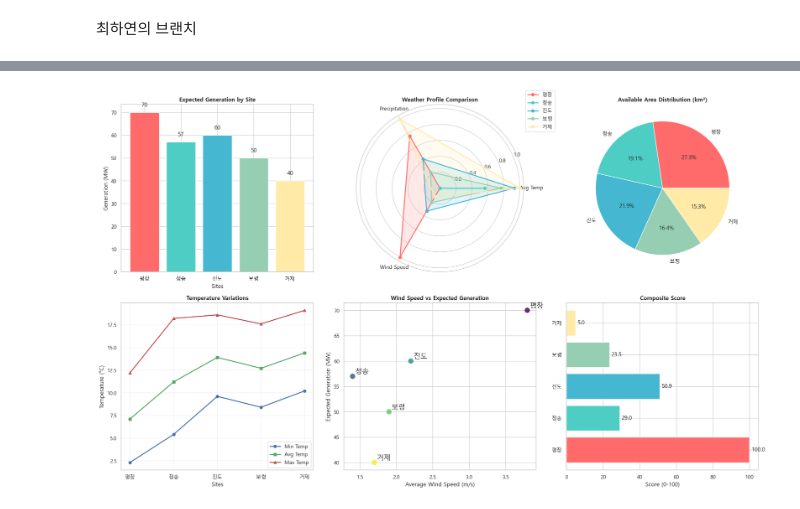
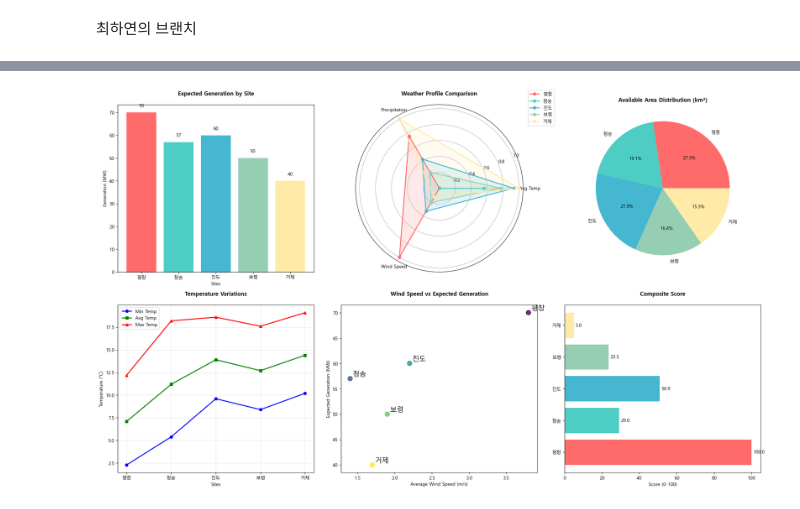
Before and after one commit to Q5dis/Smart-Wind-Atlas, a Jupyter notebook: graph.ipynb, the cells around one changed output, grey strips where cells are left out. Drawn from its saved outputs; the diff is of its cells as text; code cells hidden in the pictures.

```diff
--- a/graph.ipynb
+++ b/graph.ipynb
@@ -899,43 +388,18 @@ create_3d_scatter(new_sites)
 # %%
 
-# H. 대시보드형 복합 차트
+# 복합 차트(신규 추천 단지 분석)
 
 def create_dashboard(new_df):
     fig, axes = plt.subplots(2, 3, figsize=(20, 12))
 
-    numeric_cols = [
-        "expected_generation",
-        "available_area",
-        "avg_temp",
-        "max_temp",
-        "min_temp",
-        "avg_wind_speed",
-        "precipitation"
-    ]
-
-    # 숫자형 전처리
-    for col in numeric_cols:
-        if col in new_df.columns:
-            new_df[col] = (
-                new_df[col].astype(str)
-                .str.replace(",", "", regex=False)
-                .str.replace("㎡", "", regex=False)
-                .str.replace("MW", "", regex=False)
-                .str.replace("m/s", "", regex=False)
-                .str.replace("℃", "", regex=False)
-                .str.replace("m", "", regex=False)
-                .str.strip()
-            )
-            new_df[col] = pd.to_numeric(new_df[col], errors="coerce")
-
     # 기본 색상
     base_colors = ['#FF6B6B', '#4ECDC4', '#45B7D1', '#96CEB4', '#FFEAA7']
 
-    ### 1. 예상발전량 바 차트
+    # 1. 예상발전량 바 차트
     ax1 = axes[0, 0]
     bars = ax1.bar(range(len(new_df)), new_df['expected_generation'].fillna(0),
                     color=[base_colors[i % len(base_colors)] for i in range(len(new_df))])
-    ax1.set_title('Expected Generation by Site', weight='bold')
+    ax1.set_title('Expected Generation by Site', weight='bold', pad=20)
     ax1.set_xlabel('Sites')
     ax1.set_ylabel('Generation (MW)')
     ax1.set_xticks(range(len(new_df)))
@@ -944,7 +408,7 @@ def create_dashboard(new_df):
         height = bar.get_height()
         ax1.text(bar.get_x() + bar.get_width()/2., height + 2, f'{height:.0f}', ha='center', va='bottom')
 
-    # 2. 기상조건 레이더 차트 (모든 사이트)
+    # 2. 기상조건 레이더 차트 (모든 장소 한번에 비교)
     ax2 = axes[0, 1]
     ax2.remove()
     ax2 = fig.add_subplot(2, 3, 2, projection='polar')
@@ -972,12 +436,12 @@ def create_dashboard(new_df):
 
     ax2.set_xticks(angles[:-1])
     ax2.set_xticklabels(weather_labels)
-    ax2.set_title('Weather Profile Comparison', weight='bold')
+    ax2.set_title('Weather Profile Comparison', weight='bold', pad=20)
     ax2.legend(loc='upper right', bbox_to_anchor=(1.2, 1.1))
 
-    ### 3. 부지조건 파이 차트
+    # 3. 부지조건 파이 차트
     ax3 = axes[0, 2]
-    sizes = (new_df['available_area'] / 1_000_000)
+    sizes = (new_df['available_area'] / 1000000)
     mask = sizes > 0
     if mask.sum() > 0:
         sizes_nonzero = sizes[mask]
@@ -993,13 +457,13 @@ def create_dashboard(new_df):
         ax3.text(0.5, 0.5, 'No Data', ha='center', va='center', fontsize=14)
     ax3.set_title('Available Area Distribution (km²)', weight='bold')
 
-    ### 4. 기온 변화 선 그래프
+    # 4. 기온 변화 선 그래프
     ax4 = axes[1, 0]
     x_pos = range(len(new_df))
     ax4.plot(x_pos, new_df['min_temp'].fillna(0), 'b-o', label='Min Temp', linewidth=2)
     ax4.plot(x_pos, new_df['avg_temp'].fillna(0), 'g-s', label='Avg Temp', linewidth=2)
     ax4.plot(x_pos, new_df['max_temp'].fillna(0), 'r-^', label='Max Temp', linewidth=2)
-    ax4.set_title('Temperature Variations', weight='bold')
+    ax4.set_title('Temperature Variations', weight='bold', pad=20)
     ax4.set_xlabel('Sites')
     ax4.set_ylabel('Temperature (°C)')
     ax4.set_xticks(x_pos)
@@ -1007,11 +471,11 @@ def create_dashboard(new_df):
     ax4.legend()
     ax4.grid(True, alpha=0.3)
 
-    ### 5. 풍속-발전량 산점도
+    # 5. 풍속-발전량 산점도
     ax5 = axes[1, 1]
     scatter = ax5.scatter(new_df['avg_wind_speed'].fillna(0), new_df['expected_generation'].fillna(0),
                             s=100, c=range(len(new_df)), cmap='viridis', alpha=0.8)
-    ax5.set_title('Wind Speed vs Expected Generation', weight='bold')
+    ax5.set_title('Wind Speed vs Expected Generation', weight='bold', pad=20)
     ax5.set_xlabel('Average Wind Speed (m/s)')
     ax5.set_ylabel('Expected Generation (MW)')
     for i, site in enumerate(new_df['site_name']):
@@ -1019,33 +483,33 @@ def create_dashboard(new_df):
                             new_df['expected_generation'].fillna(0).iloc[i]),
                             xytext=(5, 5), textcoords='offset points', fontsize=15)
 
-    ### 6. 종합점수 바 차트
+    # 6. 종합점수 바 차트
     ax6 = axes[1, 2]
     area_km2 = (new_df['available_area'] / 1_000_000).fillna(0)
     weights = [0.4, 0.4, 0.2]
     scores = []
 
     for i in range(len(new_df)):
         gen_norm = (new_df['expected_generation'].iloc[i] - new_df['expected_generation'].min()) / \
                     (new_df['expected_generation'].max() - new_df['expected_generation'].min() or 1)
         wind_norm = (new_df['avg_wind_speed'].iloc[i] - new_df['avg_wind_speed'].min()) / \
                     (new_df['avg_wind_speed'].max() - new_df['avg_wind_speed'].min() or 1)
         area_norm = (area_km2.iloc[i] - area_km2.min()) / (area_km2.max() - area_km2.min() or 1)
         score = gen_norm * weights[0] + wind_norm * weights[1] + area_norm * weights[2]
         scores.append(score * 100)
 
     bars = ax6.barh(range(len(new_df)), scores, color=[base_colors[i % len(base_colors)] for i in range(len(new_df))])
-    ax6.set_title('Composite Score', weight='bold')
+    ax6.set_title('Composite Score', weight='bold', pad=20)
     ax6.set_xlabel('Score (0-100)')
     ax6.set_yticks(range(len(new_df)))
     ax6.set_yticklabels(new_df['site_name'])
     for i, bar in enumerate(bars):
         width = bar.get_width()
         ax6.text(width + 1, bar.get_y() + bar.get_height()/2., f'{width:.1f}', ha='left', va='center')
 
     plt.tight_layout()
     plt.show()
 
 create_dashboard(new_sites)
 # %% [output]
-[figure, old version]
+[figure, new version]
```
Also changed, not shown: parts of 8 cells of this notebook.
